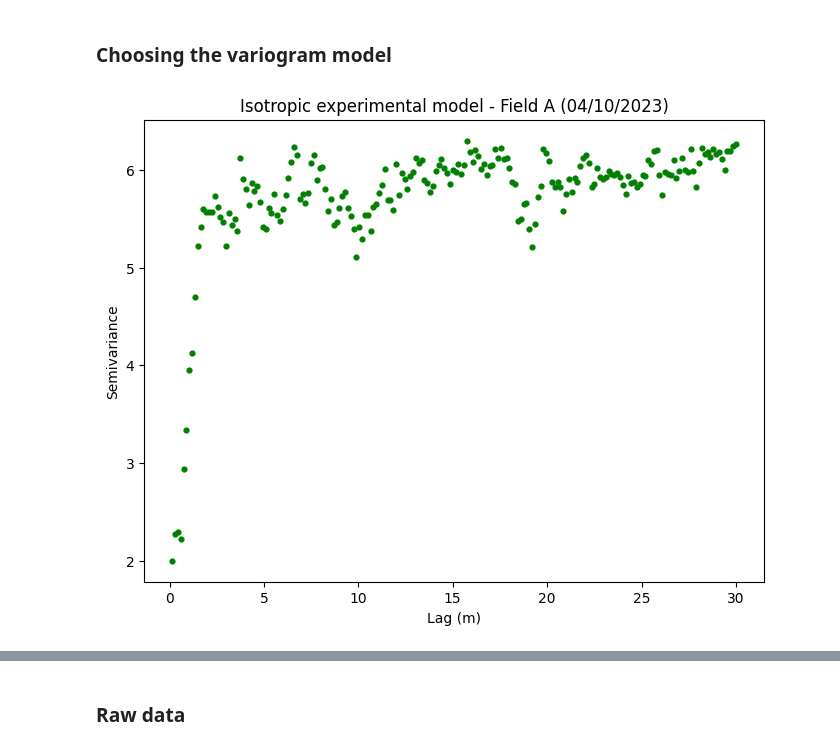
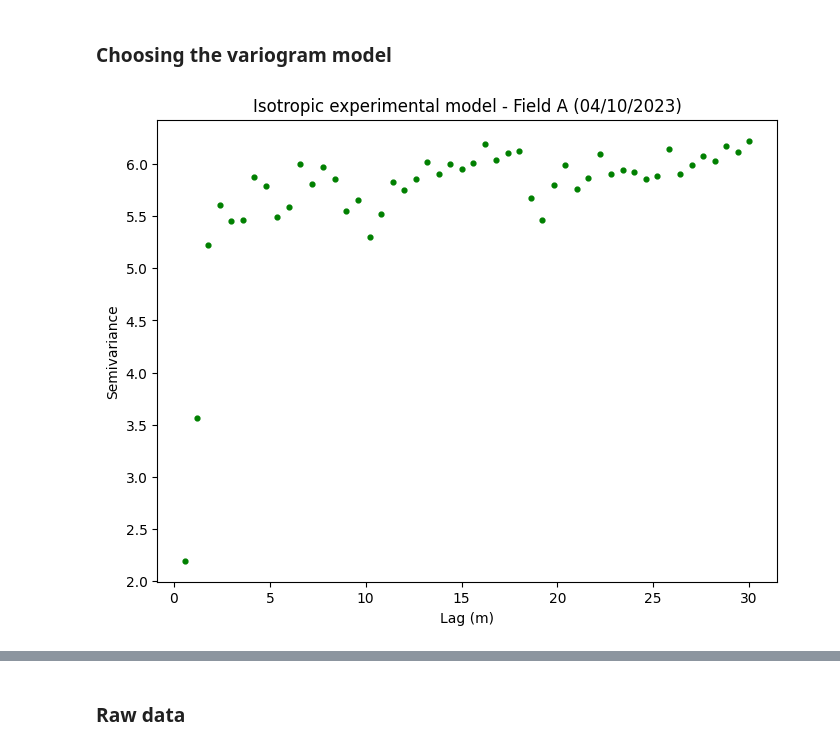
Before and after one commit to Django184/Master-Thesis, a Jupyter notebook: Thesis.ipynb, the cells around one changed output, grey strips where cells are left out. Drawn from its saved outputs; the diff is of its cells as text; code cells hidden in the pictures.

```diff
--- a/Thesis.ipynb
+++ b/Thesis.ipynb
@@ -10,12 +10,12 @@ from classes import *
 # %% [markdown]
 ### Choosing the variogram model
 # %%
-experimental_vario_a = Variogram(resolution=0.00002, field_letter="A", sample_number=6)
+experimental_vario_a = Variogram(resolution=1, field_letter="A", sample_number=6)
 
 experimental_vario_a.determ_experimental_vario() ;
 # ; hide output of the cell
 # %% [output]
-[figure, old version]
+[figure, new version]
 # %%
 experimental_vario_a.fit_models()
 # %% [output]
```
Also changed, not shown: parts of 17 cells of this notebook, 1 other file.
